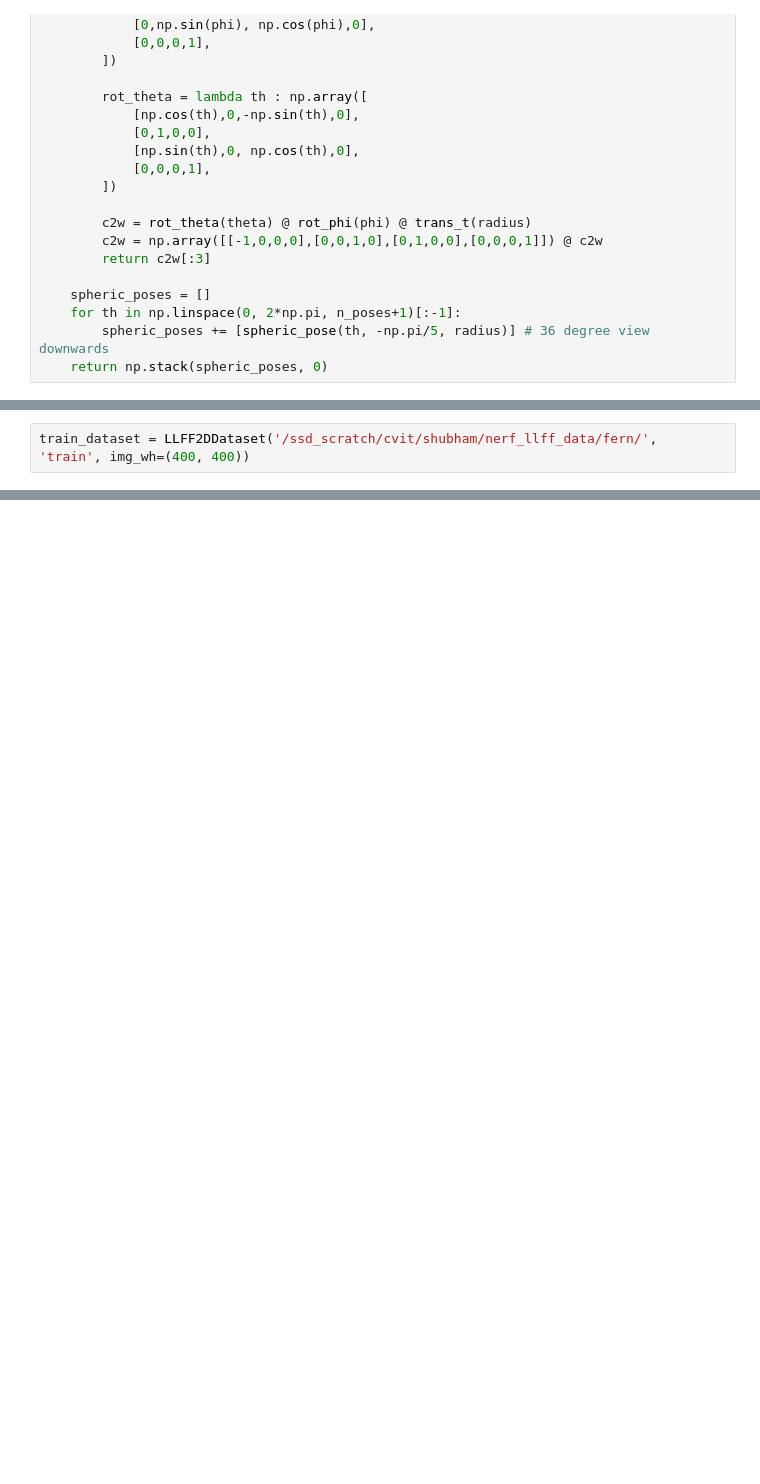
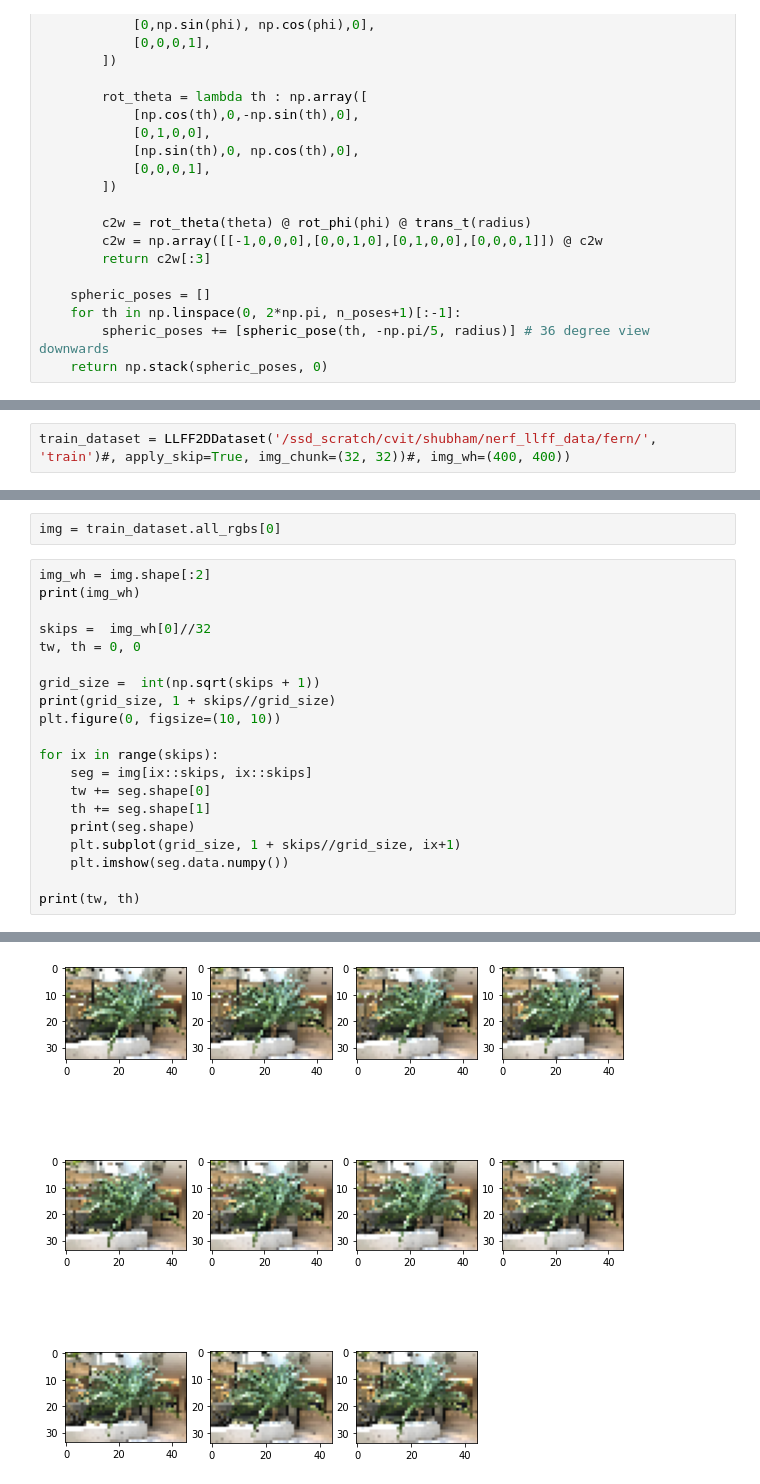
Before and after one commit to shubham1810/nerf_experiments, a Jupyter notebook: 2Ddata.ipynb, the cells around one changed output, grey strips where cells are left out. Saved outputs shown, nothing was run; the diff lists cells and outputs as text; blank space fills up the shorter version.

Commit message:
Experiment to breakdown images while preserving sparse spatial relations

```diff
--- a/2Ddata.ipynb
+++ b/2Ddata.ipynb
@@ -350,7 +374,7 @@ class LLFF2DDataset(Dataset):
 
         return sample
 # %%
-train_dataset = LLFF2DDataset('/ssd_scratch/cvit/shubham/nerf_llff_data/fern/', 'train', img_wh=(400, 400))
+train_dataset = LLFF2DDataset('/ssd_scratch/cvit/shubham/nerf_llff_data/fern/', 'train')#, apply_skip=True, img_chunk=(32, 32))#, img_wh=(400, 400))
 # %%
 len(train_dataset.all_rays), train_dataset.all_rays[0].shape
 # %% [output]
@@ -361,0 +386,23 @@ len(train_dataset.all_rgbs), train_dataset.all_rgbs[0].shape
+# %%
+img = train_dataset.all_rgbs[0]
+# %%
+img_wh = img.shape[:2]
+print(img_wh)
+
+skips =  img_wh[0]//32
+tw, th = 0, 0
+
+grid_size =  int(np.sqrt(skips + 1))
+print(grid_size, 1 + skips//grid_size)
+plt.figure(0, figsize=(10, 10))
+
+for ix in range(skips):
+    seg = img[ix::skips, ix::skips]
+    tw += seg.shape[0]
+    th += seg.shape[1]
+    print(seg.shape)
+    plt.subplot(grid_size, 1 + skips//grid_size, ix+1)
+    plt.imshow(seg.data.numpy())
+
+print(tw, th)
+# %% [output]
@@ -361,0 +423 @@ len(train_dataset.all_rgbs), train_dataset.all_rgbs[0].shape
+[figure, added]
```
Also changed, not shown: parts of 13 cells of this notebook, 2 other files.
